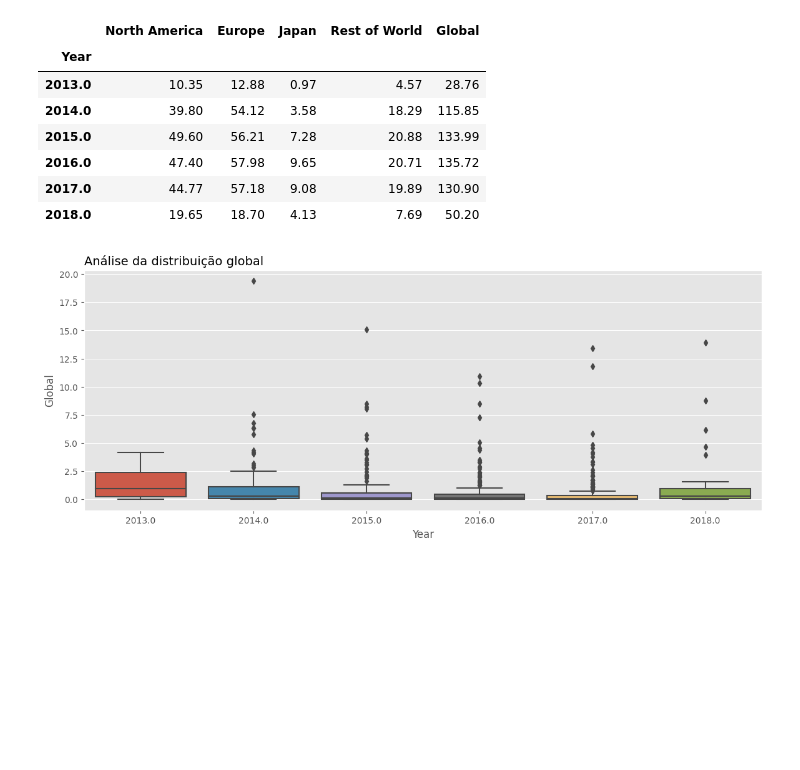
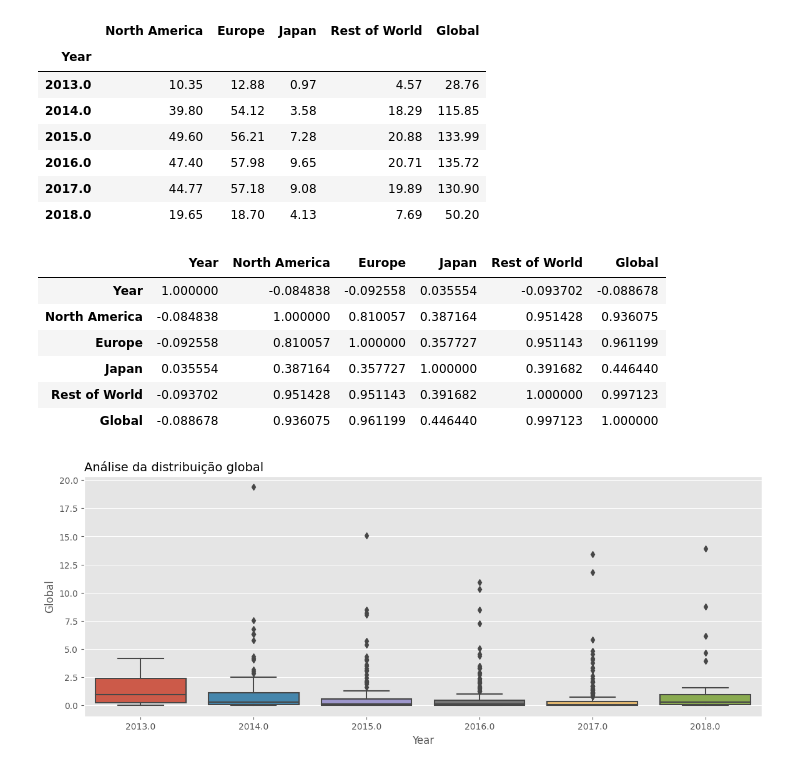
Before and after one commit to rodriguesgui/rodriguesgui, a Jupyter notebook: prj_Mercado_Games.ipynb, the cells around one changed output. Drawn from its saved outputs; the diff is of its cells as text; code cells hidden in the pictures; blank space fills up the shorter version.

```diff
--- a/prj_Mercado_Games.ipynb
+++ b/prj_Mercado_Games.ipynb
@@ -124,6 +149,16 @@ Base_Dados.groupby( by=['Year']).sum()
 | 2016.0 | 47.40 | 57.98 | 9.65 | 20.71 | 135.72 |
 | 2017.0 | 44.77 | 57.18 | 9.08 | 19.89 | 130.90 |
 | 2018.0 | 19.65 | 18.70 | 4.13 | 7.69 | 50.20 |
+# %%
+Base_Dados.corr()
+# %% [output]
+|  | Year | North America | Europe | Japan | Rest of World | Global |
+| Year | 1.000000 | -0.084838 | -0.092558 | 0.035554 | -0.093702 | -0.088678 |
+| North America | -0.084838 | 1.000000 | 0.810057 | 0.387164 | 0.951428 | 0.936075 |
+| Europe | -0.092558 | 0.810057 | 1.000000 | 0.357727 | 0.951143 | 0.961199 |
+| Japan | 0.035554 | 0.387164 | 0.357727 | 1.000000 | 0.391682 | 0.446440 |
+| Rest of World | -0.093702 | 0.951428 | 0.951143 | 0.391682 | 1.000000 | 0.997123 |
+| Global | -0.088678 | 0.936075 | 0.961199 | 0.446440 | 0.997123 | 1.000000 |
 # %%
 
 plt.figure( figsize = (14,5))
```
Also changed, not shown: parts of 27 cells of this notebook.
